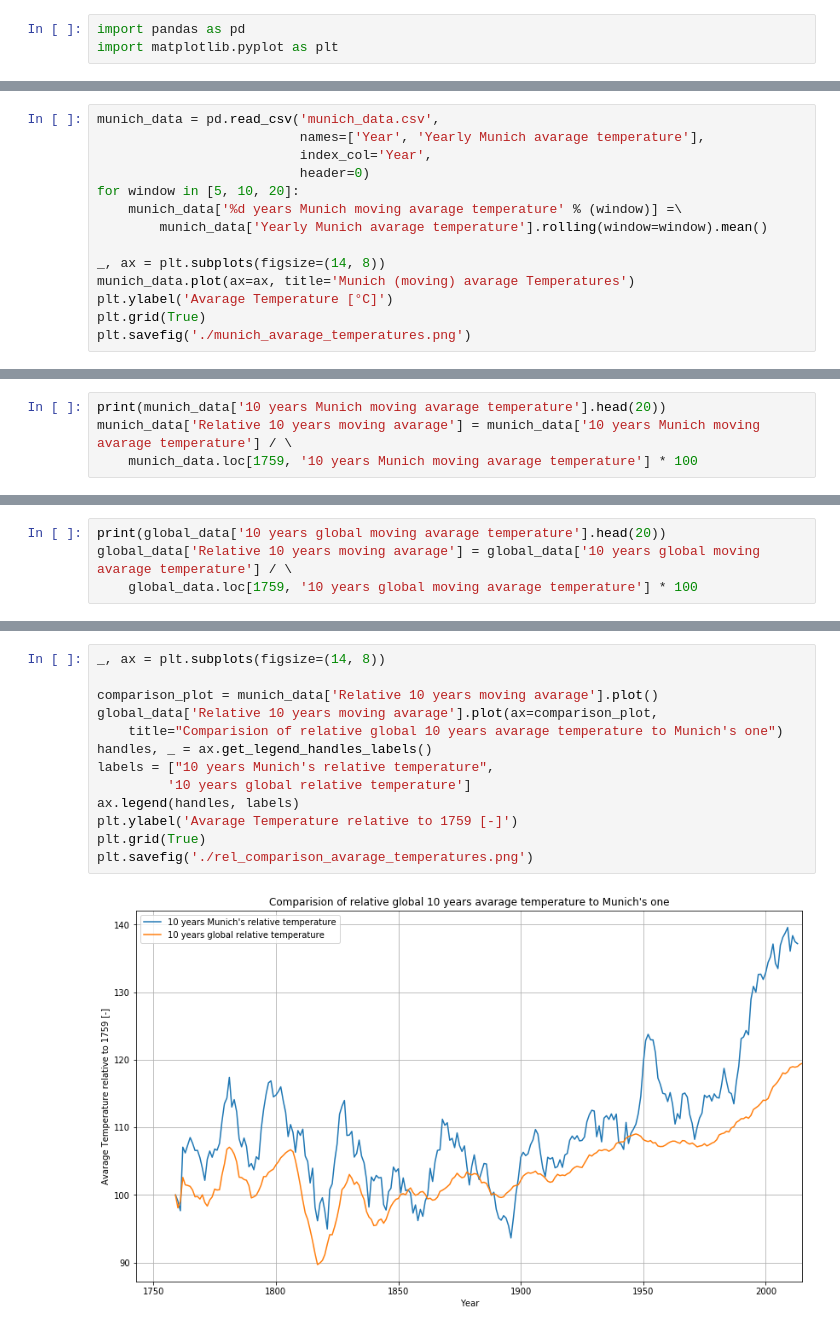
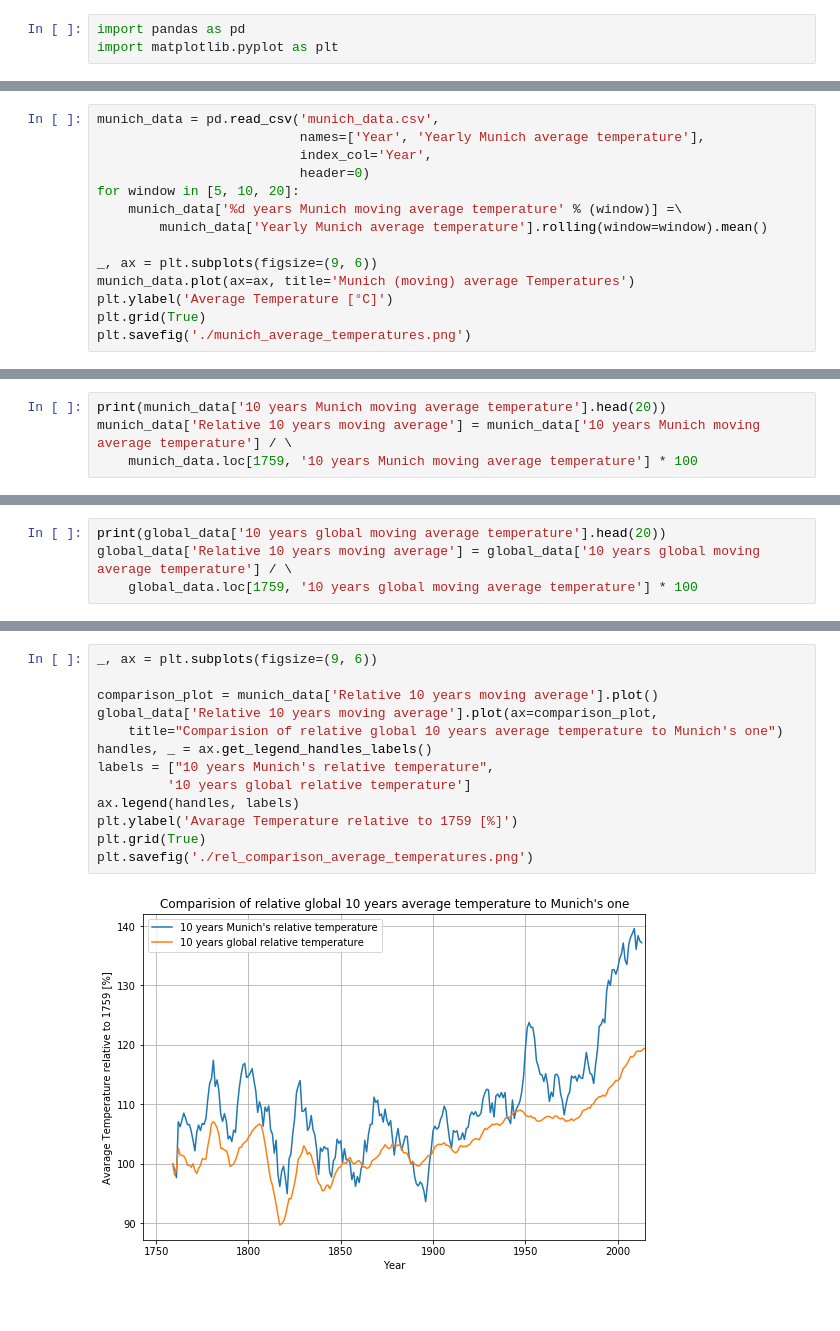
Before and after one commit to schorschie/udacity, a Jupyter notebook: project_01/Project Wather Forecast.ipynb, the cells around one changed output, grey strips where cells are left out. Drawn from its saved outputs; the diff is of its cells as text.

```diff
--- a/project_01/Project Wather Forecast.ipynb
+++ b/project_01/Project Wather Forecast.ipynb
@@ -21,15 +20,15 @@ print()
 # %%
 munich_data = pd.read_csv('munich_data.csv',
-                          names=['Year', 'Yearly Munich avarage temperature'],
+                          names=['Year', 'Yearly Munich average temperature'],
                           index_col='Year',
                           header=0)
 for window in [5, 10, 20]:
-    munich_data['%d years Munich moving avarage temperature' % (window)] =\
-        munich_data['Yearly Munich avarage temperature'].rolling(window=window).mean()
+    munich_data['%d years Munich moving average temperature' % (window)] =\
+        munich_data['Yearly Munich average temperature'].rolling(window=window).mean()
 
-_, ax = plt.subplots(figsize=(14, 8))
-munich_data.plot(ax=ax, title='Munich (moving) avarage Temperatures')
-plt.ylabel('Avarage Temperature [°C]')
+_, ax = plt.subplots(figsize=(9, 6))
+munich_data.plot(ax=ax, title='Munich (moving) average Temperatures')
+plt.ylabel('Average Temperature [°C]')
 plt.grid(True)
-plt.savefig('./munich_avarage_temperatures.png')
+plt.savefig('./munich_average_temperatures.png')
 # %% [output]
@@ -52,7 +51,7 @@ plt.savefig('./comparison_avarage_temperatures.png')
 # %%
-print(munich_data['10 years Munich moving avarage temperature'].head(20))
-munich_data['Relative 10 years moving avarage'] = munich_data['10 years Munich moving avarage temperature'] / \
-    munich_data.loc[1759, '10 years Munich moving avarage temperature'] * 100
+print(munich_data['10 years Munich moving average temperature'].head(20))
+munich_data['Relative 10 years moving average'] = munich_data['10 years Munich moving average temperature'] / \
+    munich_data.loc[1759, '10 years Munich moving average temperature'] * 100
 # %% [output]
 Year
 1743      NaN
@@ -74,7 +73,7 @@ Name: 10 years Munich moving avarage temperature, dtype: float64
 # %%
-print(global_data['10 years global moving avarage temperature'].head(20))
-global_data['Relative 10 years moving avarage'] = global_data['10 years global moving avarage temperature'] / \
-    global_data.loc[1759, '10 years global moving avarage temperature'] * 100
+print(global_data['10 years global moving average temperature'].head(20))
+global_data['Relative 10 years moving average'] = global_data['10 years global moving average temperature'] / \
+    global_data.loc[1759, '10 years global moving average temperature'] * 100
 # %% [output]
 Year
 1750      NaN
@@ -96,15 +95,15 @@ Name: 10 years global moving avarage temperature, dtype: float64
 # %%
-_, ax = plt.subplots(figsize=(14, 8))
+_, ax = plt.subplots(figsize=(9, 6))
 
-comparison_plot = munich_data['Relative 10 years moving avarage'].plot()
-global_data['Relative 10 years moving avarage'].plot(ax=comparison_plot,
-    title="Comparision of relative global 10 years avarage temperature to Munich's one")
+comparison_plot = munich_data['Relative 10 years moving average'].plot()
+global_data['Relative 10 years moving average'].plot(ax=comparison_plot,
+    title="Comparision of relative global 10 years average temperature to Munich's one")
 handles, _ = ax.get_legend_handles_labels()
 labels = ["10 years Munich's relative temperature",
          '10 years global relative temperature']
 ax.legend(handles, labels)
-plt.ylabel('Avarage Temperature relative to 1759 [-]')
+plt.ylabel('Avarage Temperature relative to 1759 [%]')
 plt.grid(True)
-plt.savefig('./rel_comparison_avarage_temperatures.png')
+plt.savefig('./rel_comparison_average_temperatures.png')
 # %% [output]
-[figure, old version]
+[figure, new version]
```
Also changed, not shown: parts of 6 cells of this notebook, 12 other files.
